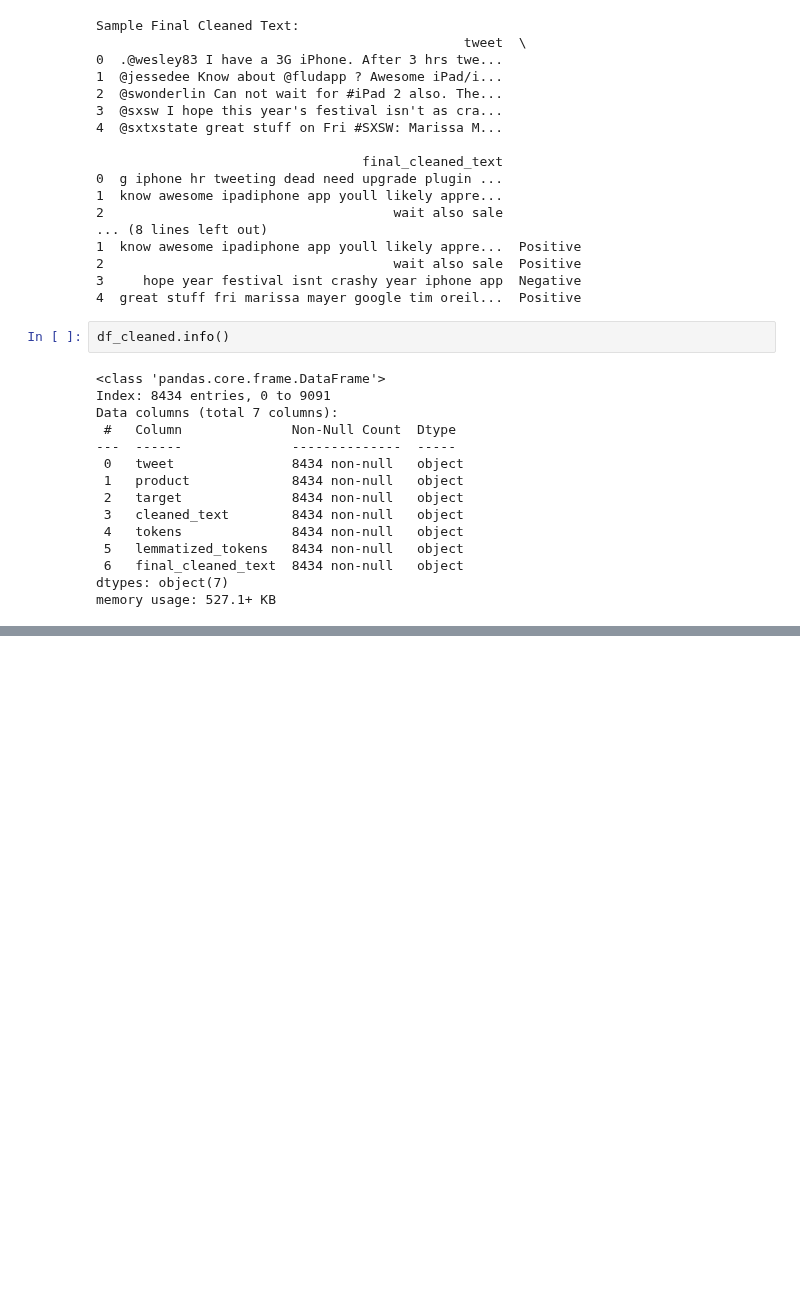
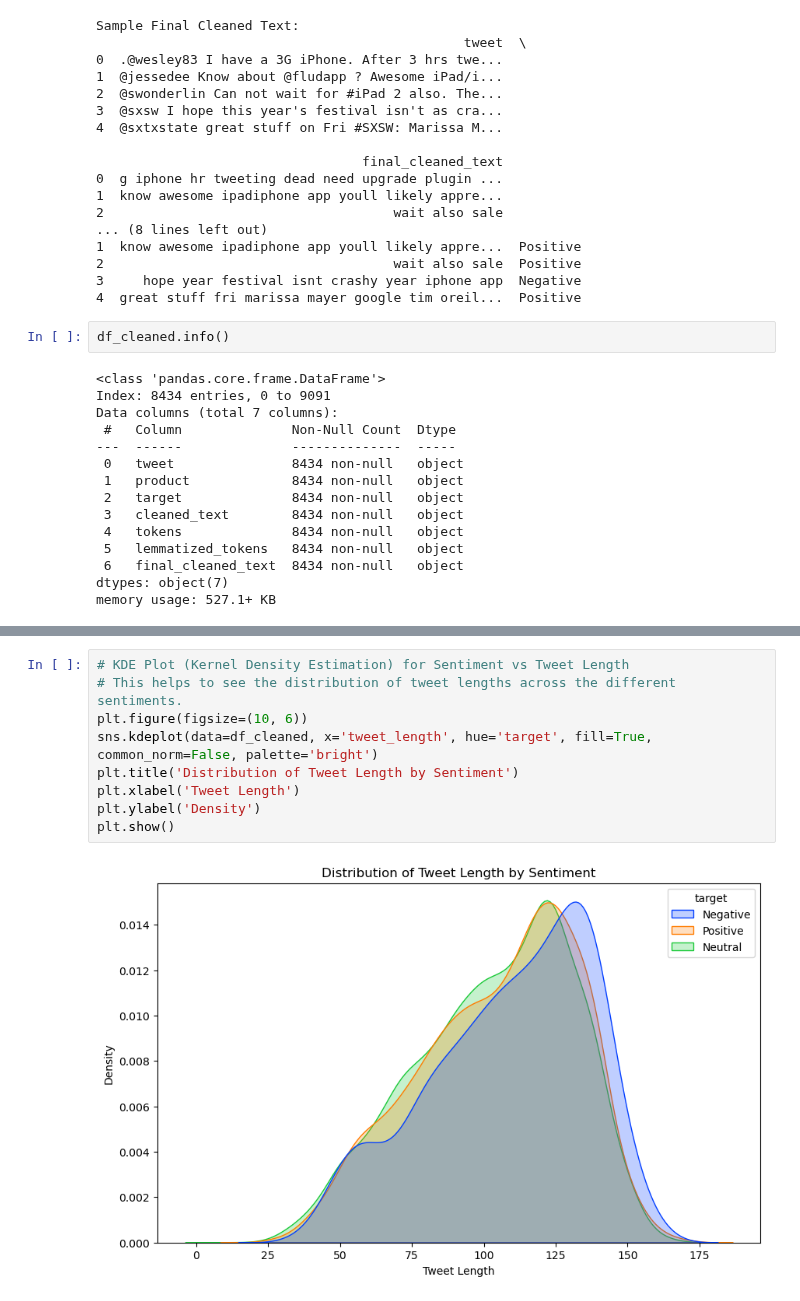
Before and after one commit to George-Chira/twitter-sentiment-analysis, a Jupyter notebook: notebooks/Maya.ipynb, the cells around one changed output, grey strips where cells are left out. Drawn from its saved outputs; the diff is of its cells as text; blank space fills up the shorter version.

```diff
--- a/notebooks/Maya.ipynb
+++ b/notebooks/Maya.ipynb
@@ -515,0 +558,11 @@ memory usage: 527.1+ KB
+# %%
+# KDE Plot (Kernel Density Estimation) for Sentiment vs Tweet Length
+# This helps to see the distribution of tweet lengths across the different sentiments.
+plt.figure(figsize=(10, 6))
+sns.kdeplot(data=df_cleaned, x='tweet_length', hue='target', fill=True, common_norm=False, palette='bright')
+plt.title('Distribution of Tweet Length by Sentiment')
+plt.xlabel('Tweet Length')
+plt.ylabel('Density')
+plt.show()
+# %% [output]
+[figure, added]
```
Also changed, not shown: parts of 27 cells of this notebook.
